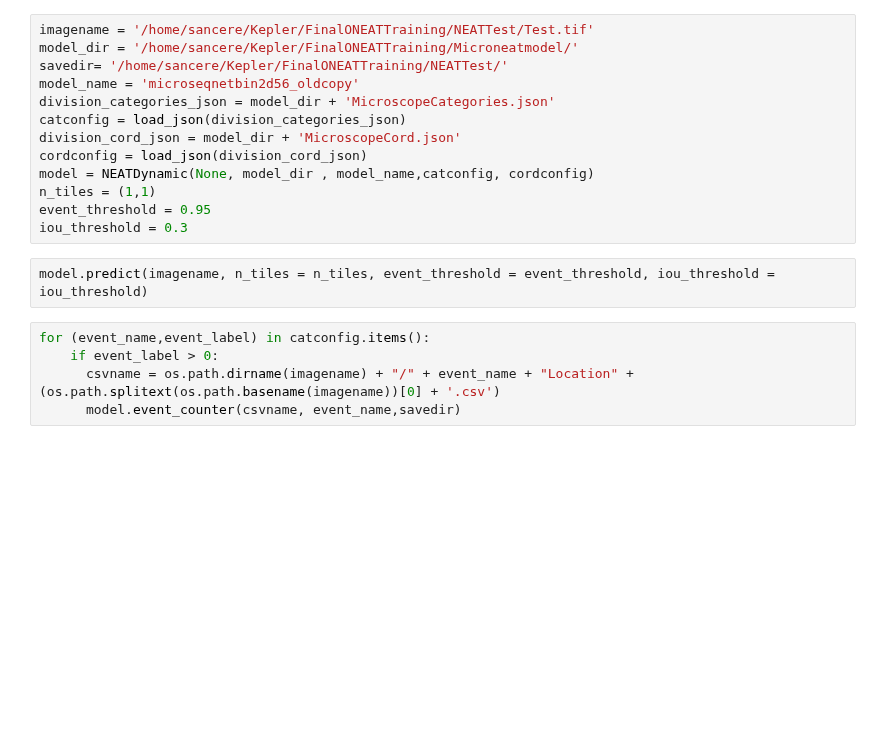
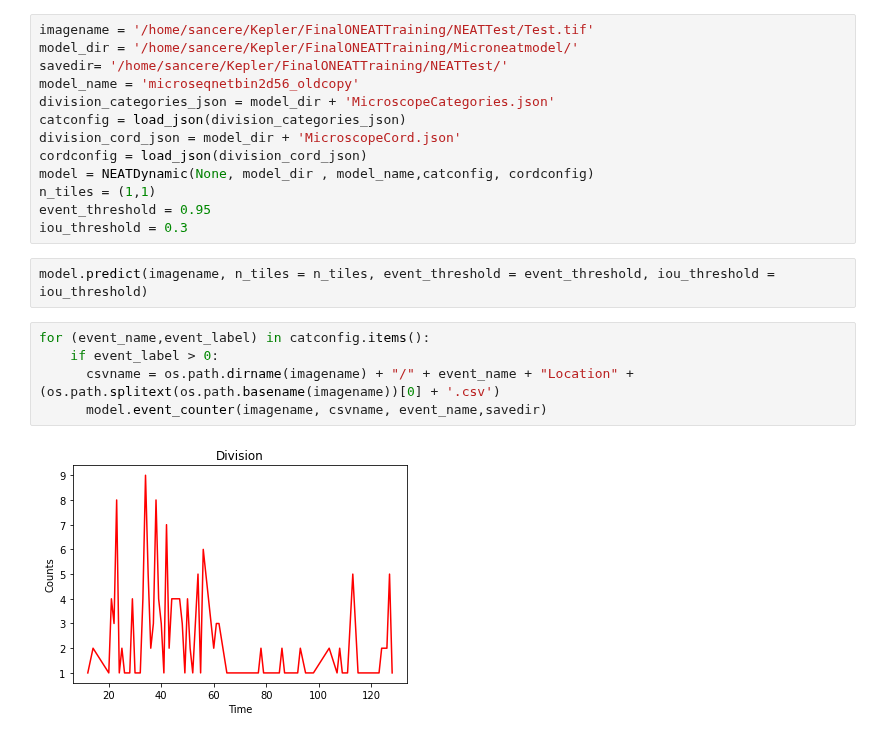
Before and after one commit to Kapoorlabs-paris/Yoloneat, a Jupyter notebook: PredictModel/DivisionDetection.ipynb, the cells around one changed output. Drawn from its saved outputs; the diff is of its cells as text; blank space fills up the shorter version.

```diff
--- a/PredictModel/DivisionDetection.ipynb
+++ b/PredictModel/DivisionDetection.ipynb
@@ -28,5 +30,7 @@ model.predict(imagename, n_tiles = n_tiles, event_threshold = event_threshold, i
 # %%
 for (event_name,event_label) in catconfig.items():
     if event_label > 0:
       csvname = os.path.dirname(imagename) + "/" + event_name + "Location" + (os.path.splitext(os.path.basename(imagename))[0] + '.csv')
-      model.event_counter(csvname, event_name,savedir)
+      model.event_counter(imagename, csvname, event_name,savedir)
+# %% [output]
+[figure, added]
```
Also changed, not shown: parts of 1 cell of this notebook, 2 other files.
